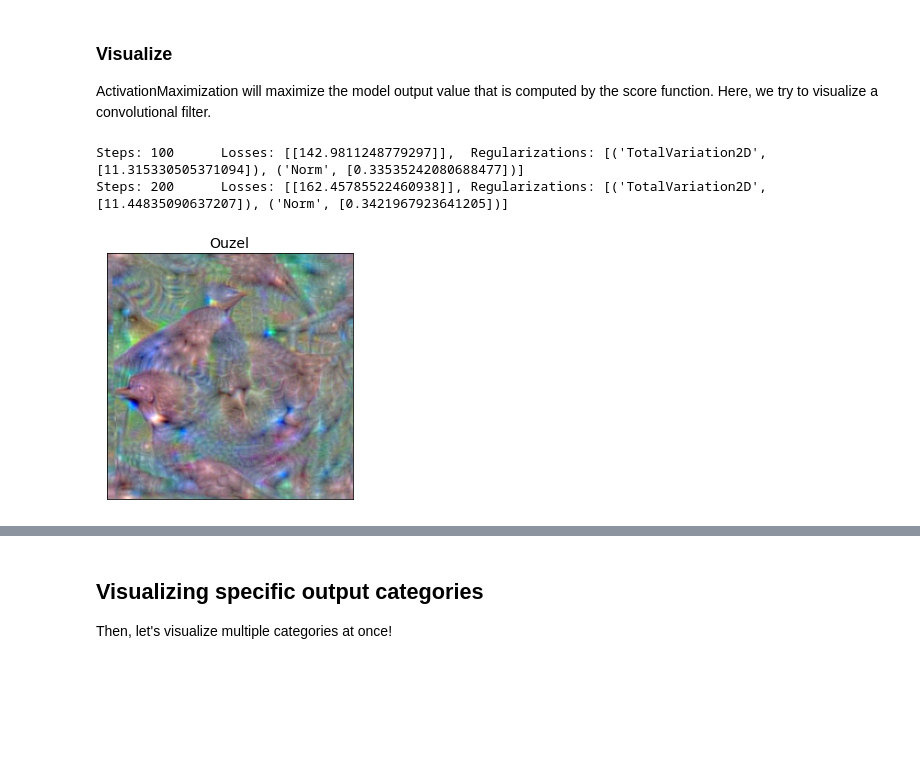
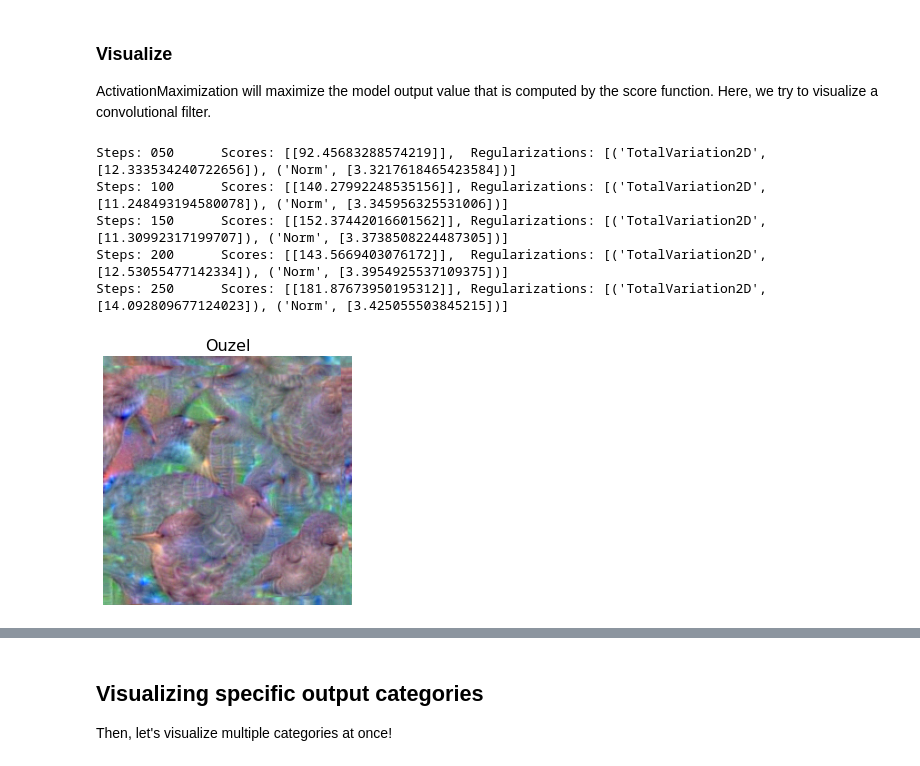
Before and after one commit to keisen/tf-keras-vis, a Jupyter notebook: examples/visualize_dense_layer.ipynb, the cells around one changed output, grey strips where cells are left out. Drawn from its saved outputs; the diff is of its cells as text; code cells hidden in the pictures; blank space fills up the shorter version.

```diff
--- a/examples/visualize_dense_layer.ipynb
+++ b/examples/visualize_dense_layer.ipynb
@@ -96,18 +95,22 @@ ActivationMaximization will maximize the model output value that is computed by
 # %%
 %%time
 from tf_keras_vis.activation_maximization.callbacks import PrintLogger
 
 activations = activation_maximization(score,
-                                      callbacks=[PrintLogger(interval=100)])
+                                      steps=256,
+                                      callbacks=[PrintLogger(interval=50)])
 
-subplot_args = { 'nrows': 1, 'ncols': 1, 'figsize': (4, 4),
-                 'subplot_kw': {'xticks': [], 'yticks': []} }
-f, ax = plt.subplots(**subplot_args)
+# Render
+f, ax = plt.subplots(figsize=(4, 4))
 ax.imshow(activations[0])
-ax.set_title('Ouzel', fontsize=14)
+ax.set_title('Ouzel', fontsize=16)
+ax.axis('off')
 plt.tight_layout()
 plt.show()
 # %% [output]
-Steps: 100      Losses: [[142.9811248779297]],  Regularizations: [('TotalVariation2D', [11.315330505371094]), ('Norm', [0.33535242080688477])]
-Steps: 200      Losses: [[162.45785522460938]], Regularizations: [('TotalVariation2D', [11.44835090637207]), ('Norm', [0.3421967923641205])]
+Steps: 050      Scores: [[92.45683288574219]],  Regularizations: [('TotalVariation2D', [12.333534240722656]), ('Norm', [3.3217618465423584])]
+Steps: 100      Scores: [[140.27992248535156]], Regularizations: [('TotalVariation2D', [11.248493194580078]), ('Norm', [3.345956325531006])]
+Steps: 150      Scores: [[152.37442016601562]], Regularizations: [('TotalVariation2D', [11.30992317199707]), ('Norm', [3.3738508224487305])]
+Steps: 200      Scores: [[143.5669403076172]],  Regularizations: [('TotalVariation2D', [12.53055477142334]), ('Norm', [3.3954925537109375])]
+Steps: 250      Scores: [[181.87673950195312]], Regularizations: [('TotalVariation2D', [14.092809677124023]), ('Norm', [3.425055503845215])]
-[figure, old version]
+[figure, new version]
```
Also changed, not shown: parts of 4 cells of this notebook, 2 other files.
